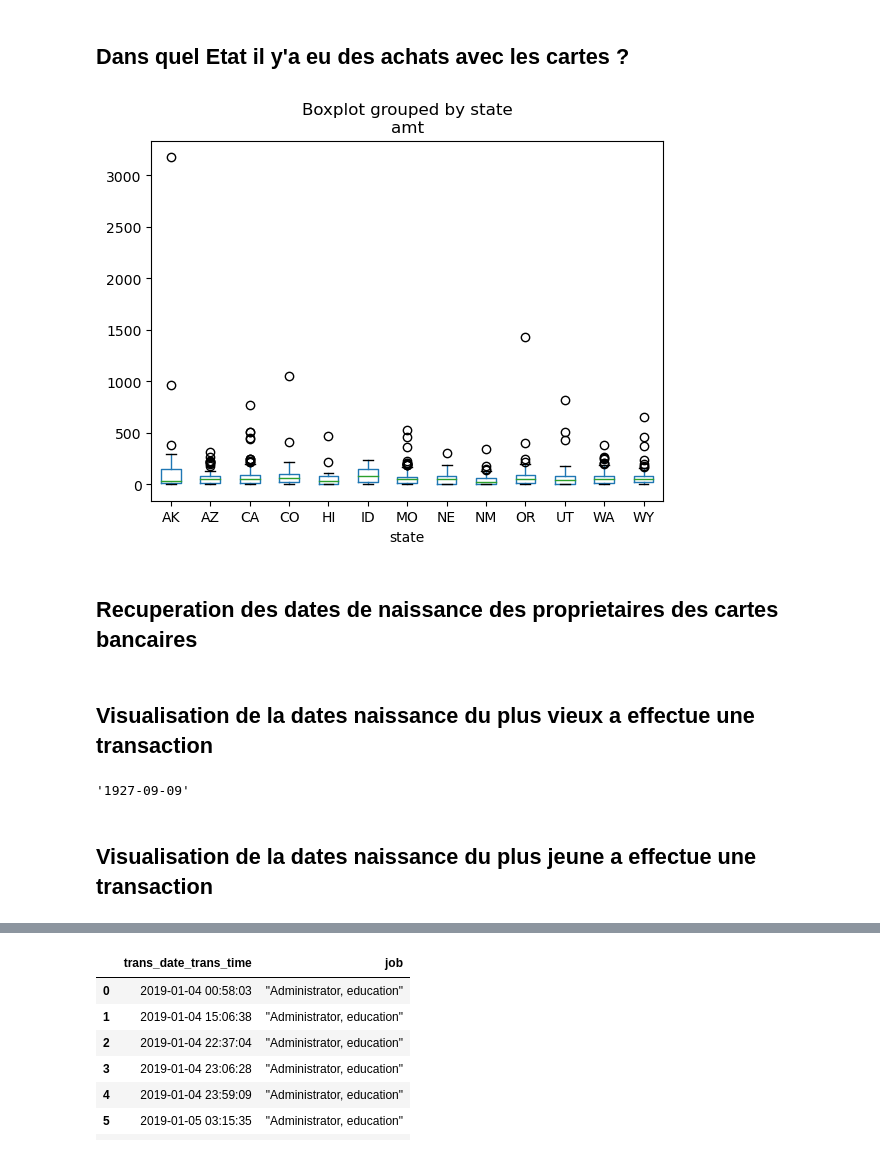
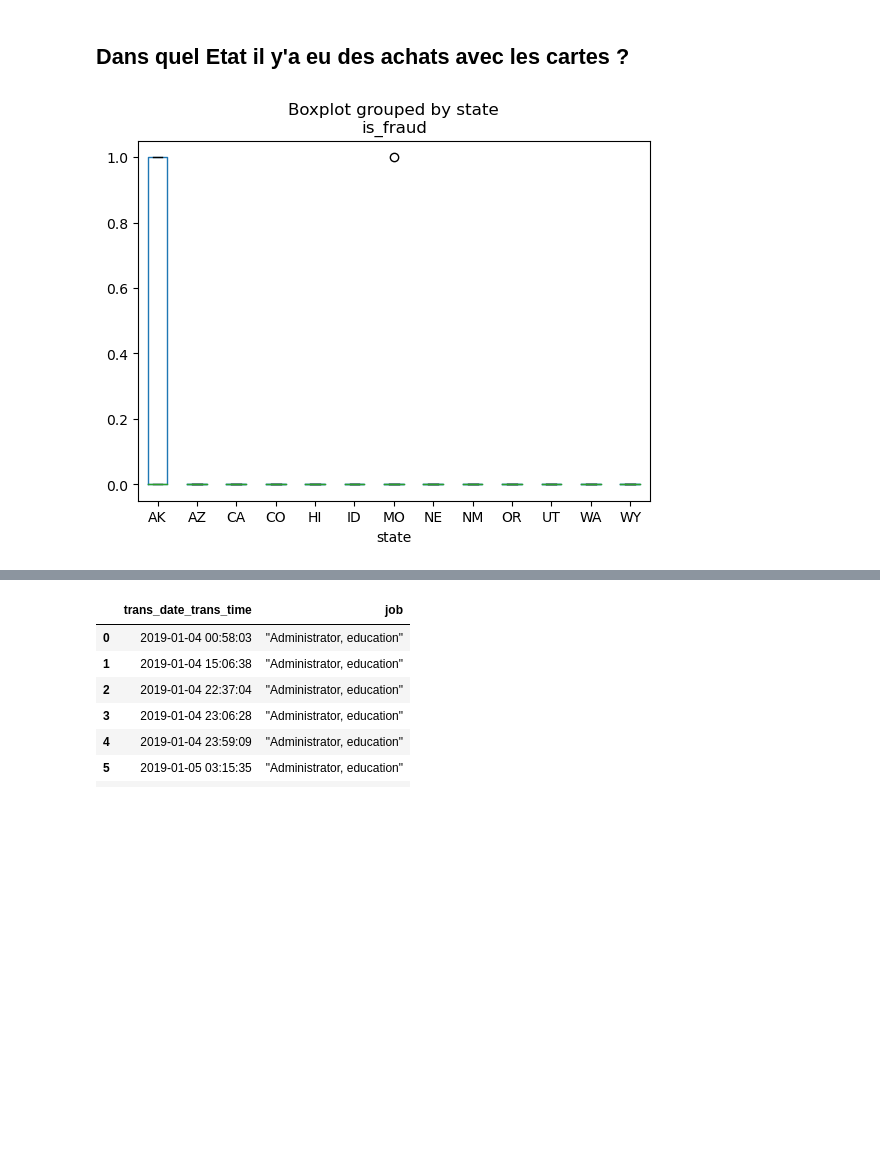
Before and after one commit to AbdoulAzizBaoula/creditCardFraude, a Jupyter notebook: index.ipynb, the cells around one changed output, grey strips where cells are left out. Drawn from its saved outputs; the diff is of its cells as text; code cells hidden in the pictures; blank space fills up the shorter version.

```diff
--- a/index.ipynb
+++ b/index.ipynb
@@ -47,0 +71,5 @@ memory usage: 156.3+ KB
+# %%
+df["dob"] = pd.to_datetime(df["dob"])
+today = datetime.datetime.now()
+df["age"] = today.year - df["dob"].dt.year
+df.info()
@@ -112,8 +290,6 @@ array([[<AxesSubplot:title={'center':'is_fraud'}>]], dtype=object)
 # %% [markdown]
 ## Dans quel Etat il y'a eu des achats avec les cartes ?
 # %%
-df.boxplot(by='state', column=['amt'], grid=False);
+df.boxplot(by='state', column=['is_fraud'], grid=False);
 # %% [output]
-[figure, old version]
+[figure, new version]
-# %% [markdown]
-## Recuperation des dates de naissance des proprietaires des cartes bancaires
@@ -122,8 +295,0 @@ age=df['dob']
-# %% [markdown]
-## Visualisation de la dates naissance du plus vieux a effectue une transaction
-# %%
-age.min()
-# %% [output]
-'1927-09-09'
-# %% [markdown]
-## Visualisation de la dates naissance du plus jeune a effectue une transaction
```
Also changed, not shown: parts of 64 cells of this notebook, 17 other files.
